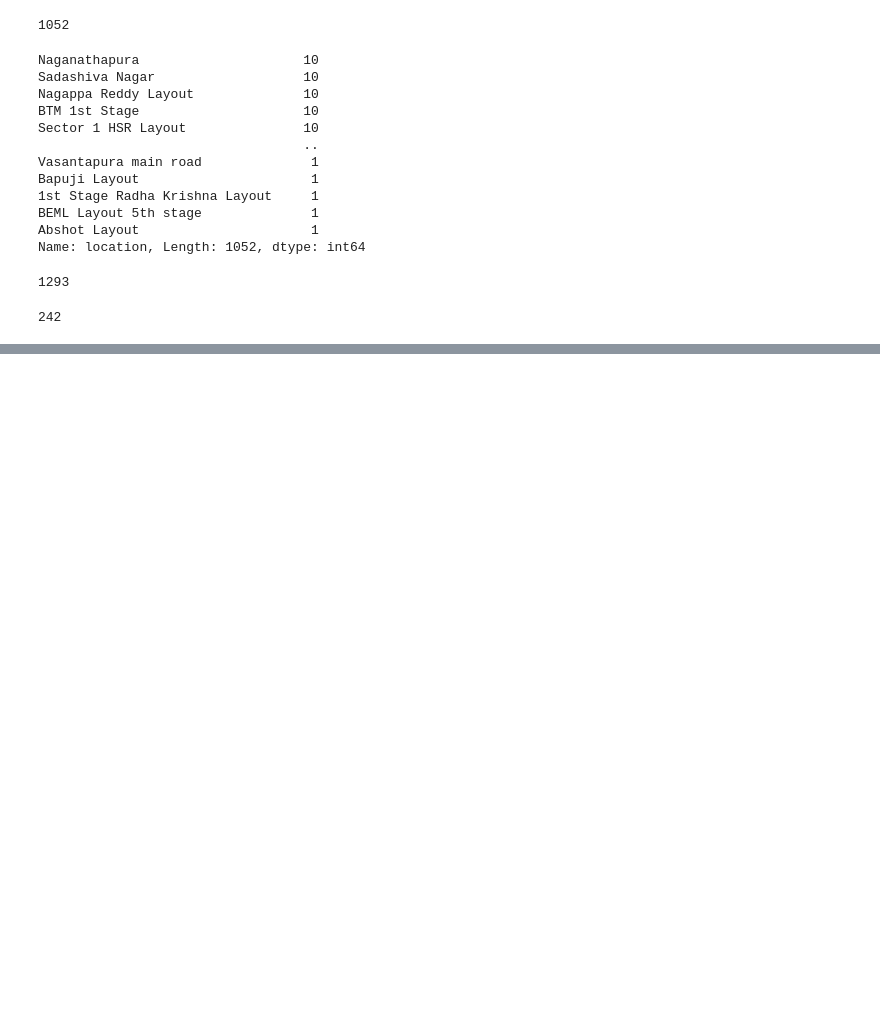
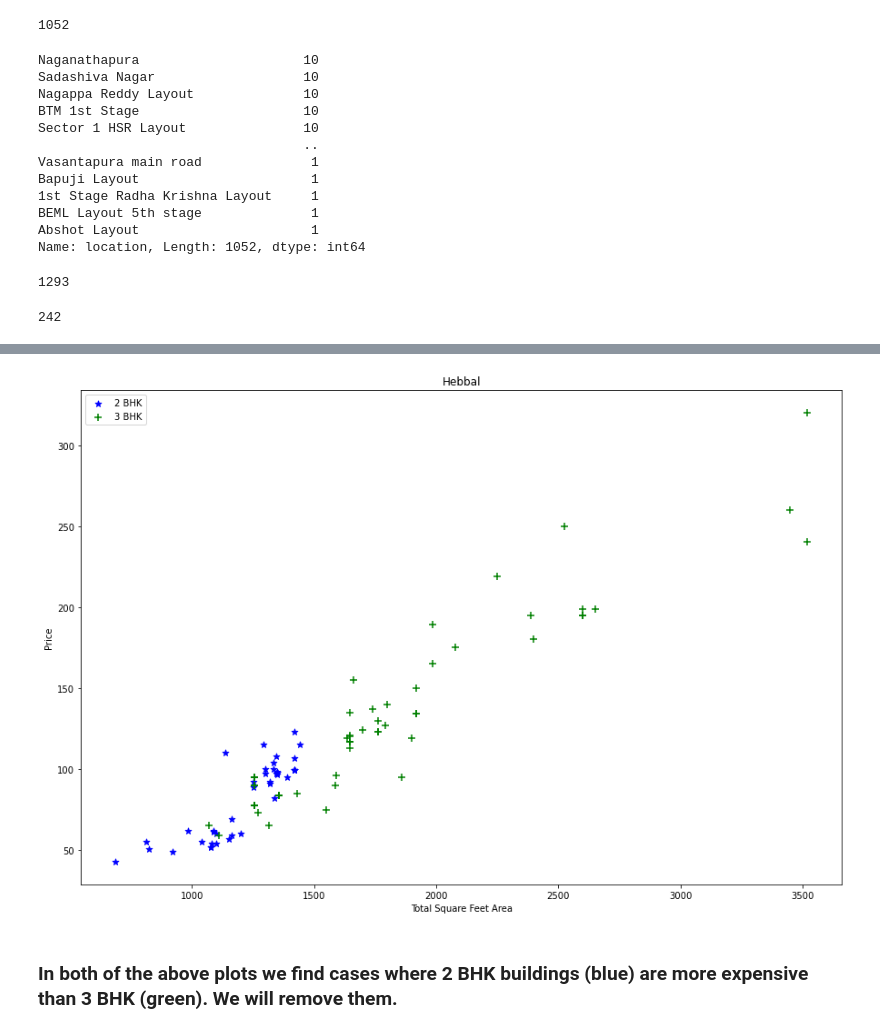
Before and after one commit to KonstantinosXouveroudis/learning-python, a Jupyter notebook: DataScience/model/banglore_home_prices.ipynb, the cells around one changed output, grey strips where cells are left out. Drawn from its saved outputs; the diff is of its cells as text; code cells hidden in the pictures; blank space fills up the shorter version.

```diff
--- a/DataScience/model/banglore_home_prices.ipynb
+++ b/DataScience/model/banglore_home_prices.ipynb
@@ -244,0 +324,6 @@ len(df5['location'].unique())
+# %%
+plot_scatter_chart(df7, 'Hebbal')
+# %% [output]
+[figure, added]
+# %% [markdown]
+### In both of the above plots we find cases where 2 BHK buildings (blue) are more expensive than 3 BHK (green). We will remove them.
```
Also changed, not shown: parts of 29 cells of this notebook.
